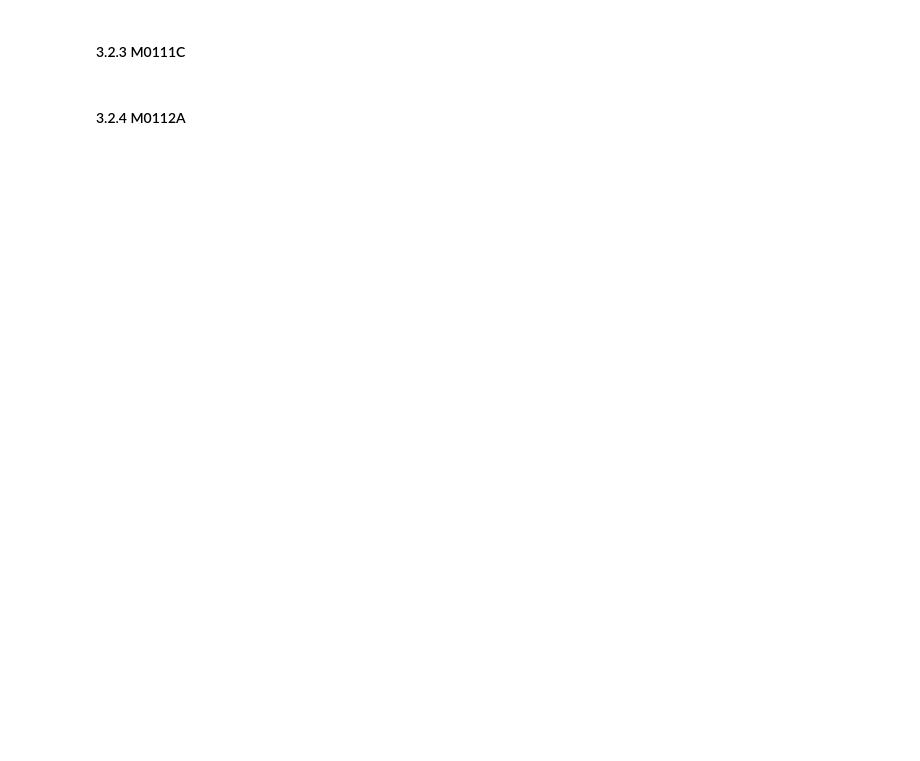
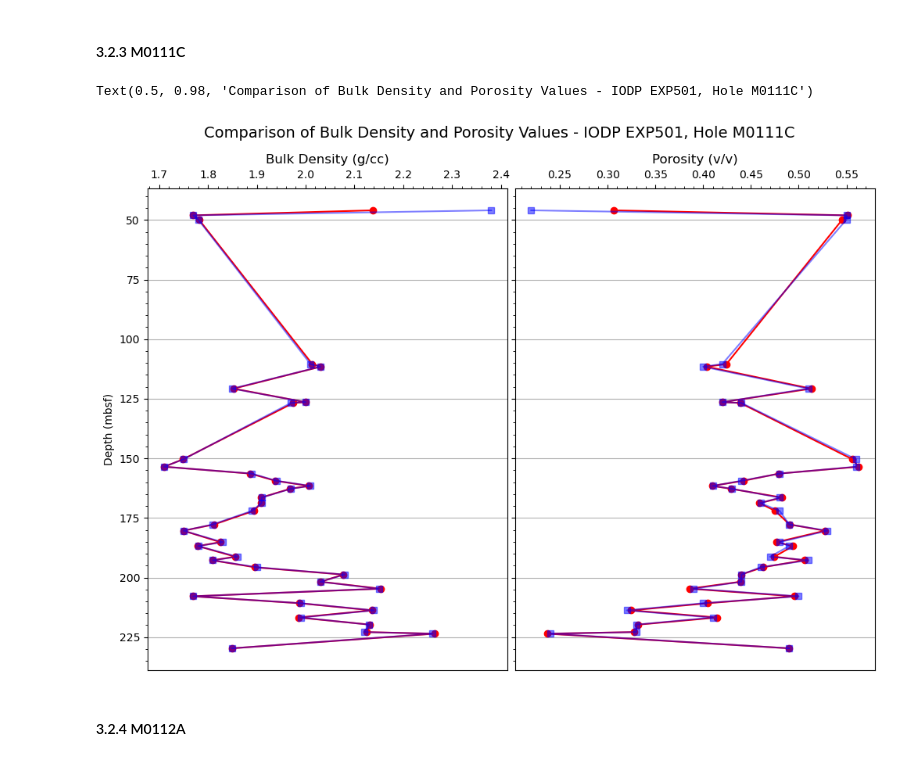
Before and after one commit to maddoxchastain-vcool/MAD-FF-Corrections-from-Varied-Salinity, a Jupyter notebook: work/recreation_MAD.ipynb, the cells around one changed output. Cells and saved outputs as stored; diff of their text form; code cells hidden in the pictures; blank space fills up the shorter version.

```diff
--- a/work/recreation_MAD.ipynb
+++ b/work/recreation_MAD.ipynb
@@ -220,4 +261,38 @@ Text(0.5, 0.98, 'Comparison of Bulk Density and Porosity Values - IODP EXP501, H
 # %% [markdown]
 #### 3.2.3 M0111C ####
+# %%
+M0111C_bd = M0111C['Bulk Density, g/cc']
+M0111C_por = M0111C['Porosity,   v/v']
+M0111C_depth = M0111C['Sample Bot Depth, mbsf']
+
+reM0111C_bd = df.loc[(df['Site'] == 'M0111') & (df['Hole'] == 'C'), 'Bulk Density, g/cc']
+reM0111C_por = df.loc[(df['Site'] == 'M0111') & (df['Hole'] == 'C'), 'Porosity, v/v']
+reM0111C_depth = df.loc[(df['Site'] == 'M0111') & (df['Hole'] == 'C'), 'Sample Bot Depth, mbsf']
+# %%
+fig, ax = plt.subplots(1, 2, figsize=(12, 10), sharey=True)
+fig.subplots_adjust(wspace=0.02)
+
+ax[0].plot(reM0111C_bd, reM0111C_depth, color='red', marker='o')
+ax[0].plot(M0111C_bd, M0111C_depth, color='blue', marker='s', alpha=0.5)
+ax[0].xaxis.set_label_position('top')
+ax[0].xaxis.tick_top()
+ax[0].set_title('Bulk Density (g/cc)')
+ax[0].minorticks_on()
+ax[0].grid(axis='y')
+ax[0].set_ylabel('Depth (mbsf)')
+
+ax[1].plot(reM0111C_por, reM0111C_depth, color='red', marker='o')
+ax[1].plot(M0111C_por, M0111C_depth, color='blue', marker='s', alpha=0.5)
+ax[1].xaxis.set_label_position('top')
+ax[1].xaxis.tick_top()
+ax[1].set_title('Porosity (v/v)')
+ax[1].minorticks_on()
+ax[1].grid(axis='y')
+
+plt.gca().invert_yaxis()
+fig.suptitle('Comparison of Bulk Density and Porosity Values - IODP EXP501, Hole M0111C', fontsize=14)
+# %% [output]
+Text(0.5, 0.98, 'Comparison of Bulk Density and Porosity Values - IODP EXP501, Hole M0111C')
+[figure, added]
 # %% [markdown]
 #### 3.2.4 M0112A ####
```
Also changed, not shown: parts of 12 cells of this notebook, 4 other files.
